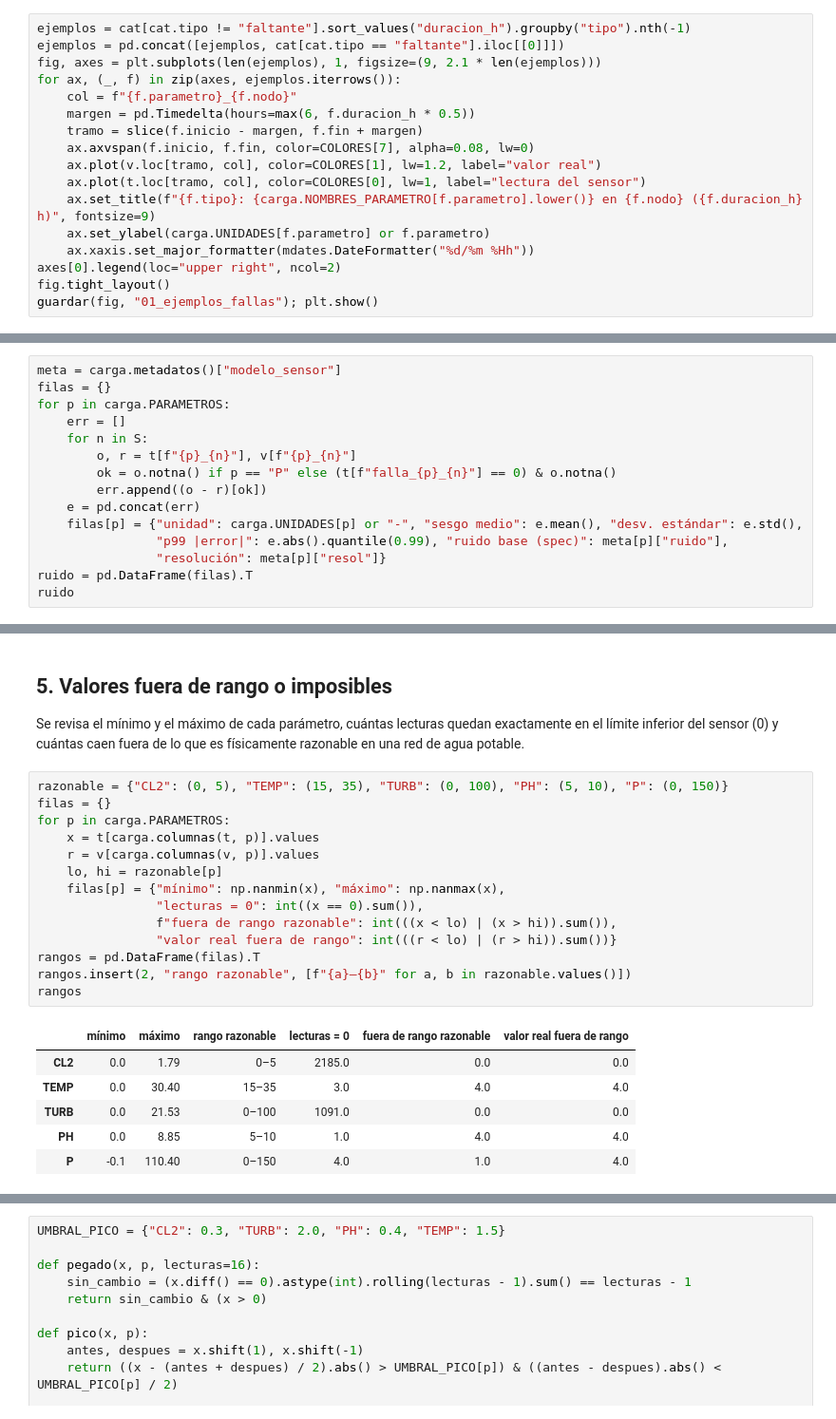
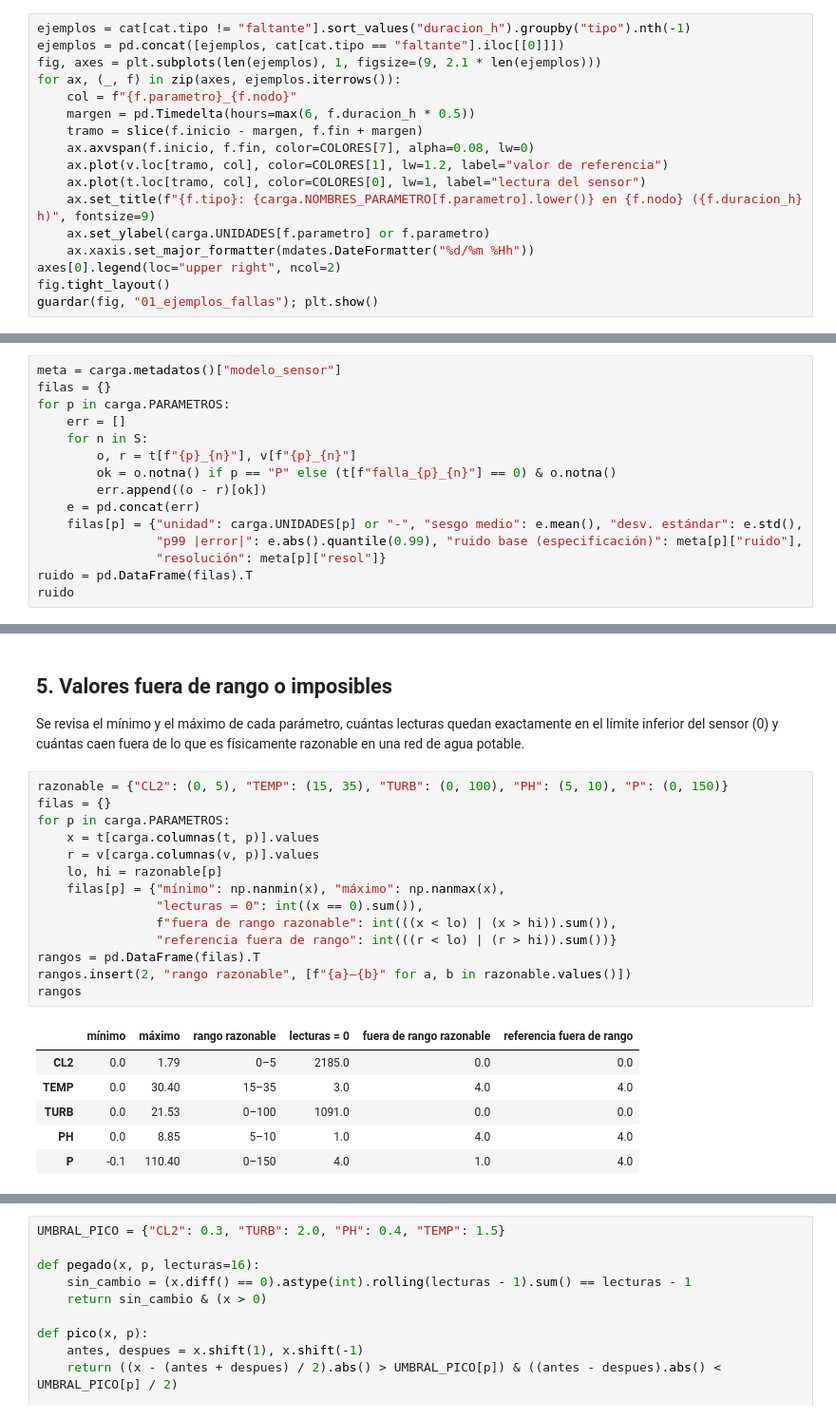
Before and after one commit to evproyectos/Modelo_calidad_agua, a Jupyter notebook: notebooks/01_calidad_de_datos.ipynb, the cells around one changed output, grey strips where cells are left out. Shown at 95% size. Saved outputs shown, nothing was run; the diff lists cells and outputs as text.

```diff
--- a/notebooks/01_calidad_de_datos.ipynb
+++ b/notebooks/01_calidad_de_datos.ipynb
@@ -198,7 +198,7 @@ for ax, (_, f) in zip(axes, ejemplos.iterrows()):
     margen = pd.Timedelta(hours=max(6, f.duracion_h * 0.5))
     tramo = slice(f.inicio - margen, f.fin + margen)
     ax.axvspan(f.inicio, f.fin, color=COLORES[7], alpha=0.08, lw=0)
-    ax.plot(v.loc[tramo, col], color=COLORES[1], lw=1.2, label="valor real")
+    ax.plot(v.loc[tramo, col], color=COLORES[1], lw=1.2, label="valor de referencia")
     ax.plot(t.loc[tramo, col], color=COLORES[0], lw=1, label="lectura del sensor")
     ax.set_title(f"{f.tipo}: {carga.NOMBRES_PARAMETRO[f.parametro].lower()} en {f.nodo} ({f.duracion_h} h)", fontsize=9)
     ax.set_ylabel(carga.UNIDADES[f.parametro] or f.parametro)
@@ -225,7 +225,7 @@ for p in carga.PARAMETROS:
         err.append((o - r)[ok])
     e = pd.concat(err)
     filas[p] = {"unidad": carga.UNIDADES[p] or "-", "sesgo medio": e.mean(), "desv. estándar": e.std(),
-                "p99 |error|": e.abs().quantile(0.99), "ruido base (spec)": meta[p]["ruido"],
+                "p99 |error|": e.abs().quantile(0.99), "ruido base (especificación)": meta[p]["ruido"],
                 "resolución": meta[p]["resol"]}
 ruido = pd.DataFrame(filas).T
 ruido
@@ -259,19 +259,19 @@ de agua potable.
 # %%
 razonable = {"CL2": (0, 5), "TEMP": (15, 35), "TURB": (0, 100), "PH": (5, 10), "P": (0, 150)}
 filas = {}
 for p in carga.PARAMETROS:
     x = t[carga.columnas(t, p)].values
     r = v[carga.columnas(v, p)].values
     lo, hi = razonable[p]
     filas[p] = {"mínimo": np.nanmin(x), "máximo": np.nanmax(x),
                 "lecturas = 0": int((x == 0).sum()),
                 f"fuera de rango razonable": int(((x < lo) | (x > hi)).sum()),
-                "valor real fuera de rango": int(((r < lo) | (r > hi)).sum())}
+                "referencia fuera de rango": int(((r < lo) | (r > hi)).sum())}
 rangos = pd.DataFrame(filas).T
 rangos.insert(2, "rango razonable", [f"{a}–{b}" for a, b in razonable.values()])
 rangos
 # %% [output]
-|  | mínimo | máximo | rango razonable | lecturas = 0 | fuera de rango razonable | valor real fuera de rango |
+|  | mínimo | máximo | rango razonable | lecturas = 0 | fuera de rango razonable | referencia fuera de rango |
 | CL2 | 0.0 | 1.79 | 0–5 | 2185.0 | 0.0 | 0.0 |
 | TEMP | 0.0 | 30.40 | 15–35 | 3.0 | 4.0 | 4.0 |
 | TURB | 0.0 | 21.53 | 0–100 | 1091.0 | 0.0 | 0.0 |
```
Also changed, not shown: parts of 14 cells of this notebook, 3 other files.
